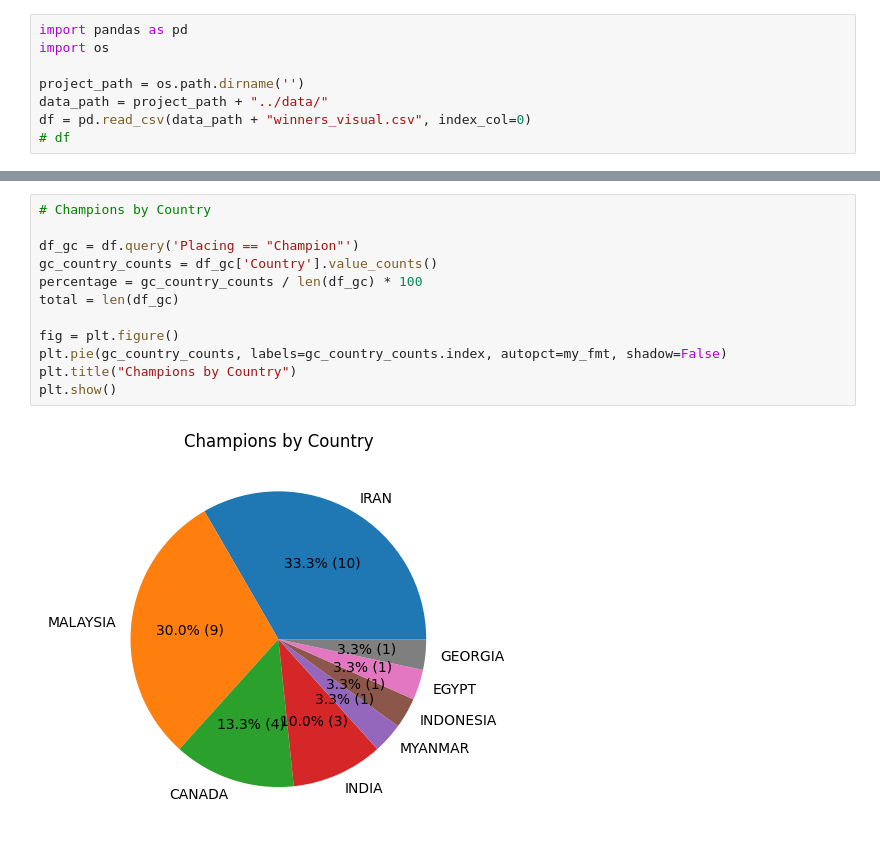
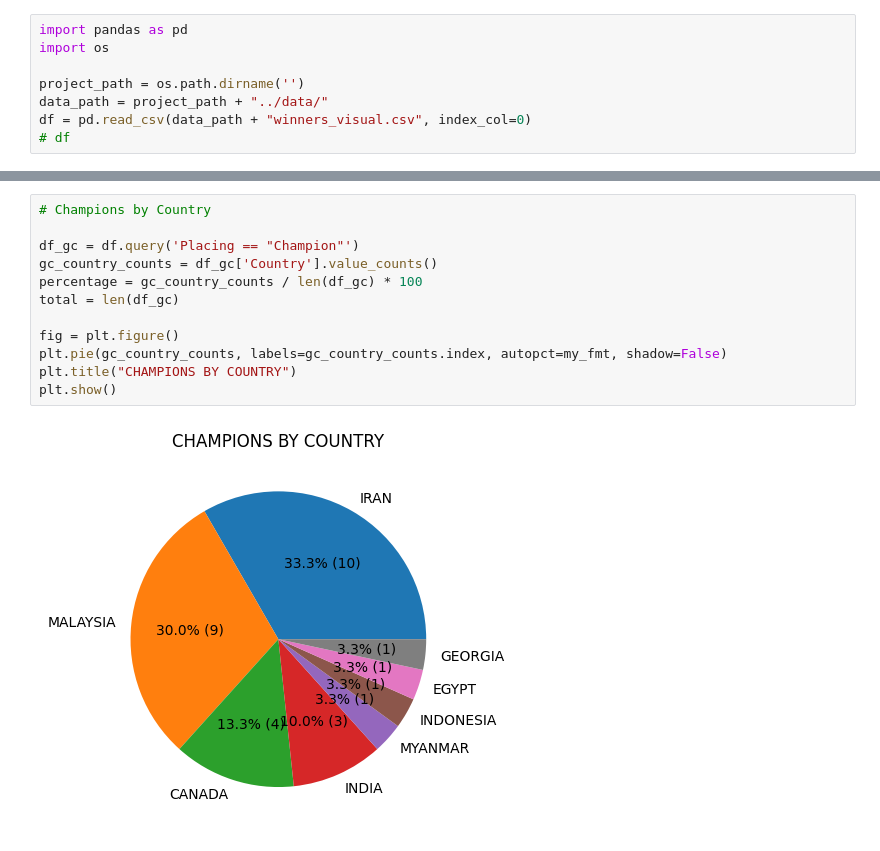
Before and after one commit to skthetester/ucmas-challenge-results, a Jupyter notebook: scripts/analytics.ipynb, the cells around one changed output, grey strips where cells are left out. Cells and saved outputs as stored; diff of their text form.

```diff
--- a/scripts/analytics.ipynb
+++ b/scripts/analytics.ipynb
@@ -50,17 +50,17 @@ plt.show()
 # %%
 # Champions by Country
 
 df_gc = df.query('Placing == "Champion"')
 gc_country_counts = df_gc['Country'].value_counts()
 percentage = gc_country_counts / len(df_gc) * 100
 total = len(df_gc)
 
 fig = plt.figure()
 plt.pie(gc_country_counts, labels=gc_country_counts.index, autopct=my_fmt, shadow=False)
-plt.title("Champions by Country")
+plt.title("CHAMPIONS BY COUNTRY")
 plt.show()
 # %% [output]
-[figure, old version]
+[figure, new version]
 # %%
 # Canada Stats
 
```
Also changed, not shown: parts of 4 cells of this notebook, 1 other file.
